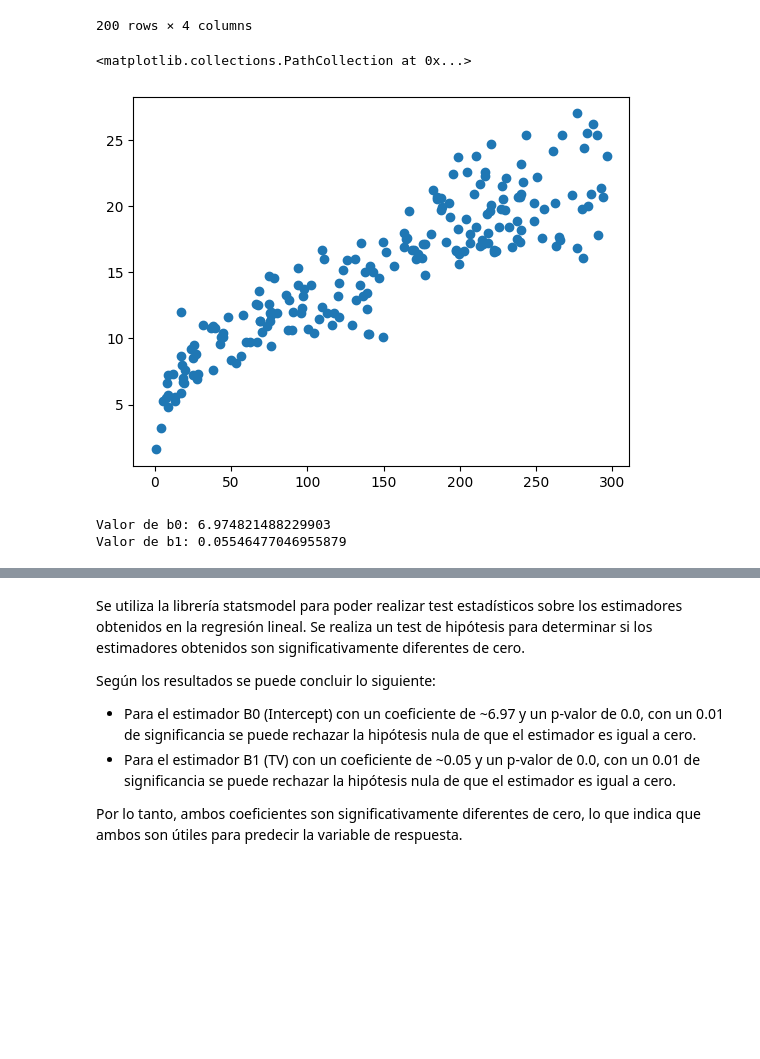
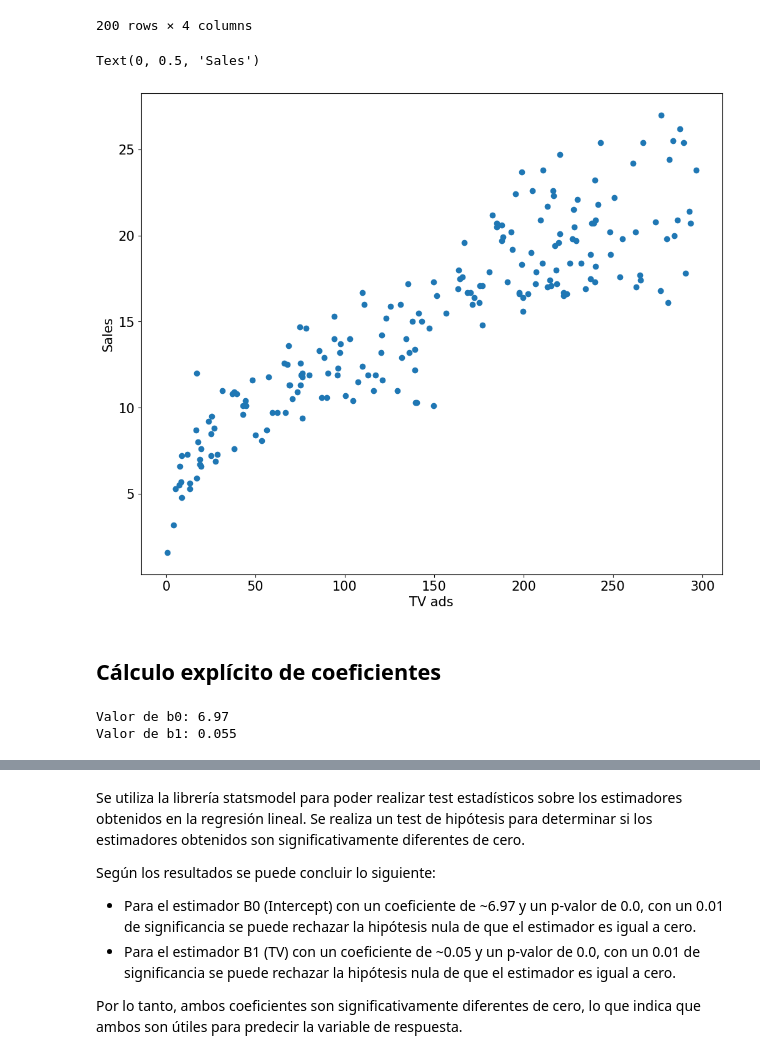
Before and after one commit to gabalvarezmc/AnalisisDatos_T2, a Jupyter notebook: 02-CalculoRegresion.ipynb, the cells around one changed output, grey strips where cells are left out. Saved outputs shown, nothing was run; the diff lists cells and outputs as text; code cells hidden in the pictures; blank space fills up the shorter version.

```diff
--- a/02-CalculoRegresion.ipynb
+++ b/02-CalculoRegresion.ipynb
@@ -23,11 +30,16 @@ data
 | 198 | 283.6 | 42.0 | 66.2 | 25.5 |
 | 199 | 232.1 | 8.6 | 8.7 | 18.4 |
 200 rows × 4 columns
-# %%
-plt.scatter(data["TV"], data["Sales"])
-# %% [output]
-<matplotlib.collections.PathCollection at 0x...>
-[figure, removed]
+# %%
+fig, ax = plt.subplots(1, 1, figsize = (12, 10))
+ax.scatter(data["TV"], data["Sales"])
+ax.set_xlabel("TV ads")
+ax.set_ylabel("Sales")
+# %% [output]
+Text(0, 0.5, 'Sales')
+[figure, added]
+# %% [markdown]
+## Cálculo explícito de coeficientes
 # %%
 def covariance(x: pd.Series, y: pd.Series):
     """
@@ -71,11 +83,11 @@ independent_var_name = "TV"
 
 b0, b1 = compute_coefs(data, independent_var_name, dependent_var_name)
 
-print("Valor de b0:", b0)
-print("Valor de b1:", b1)
+print(f"Valor de b0: {b0:.2f}")
+print(f"Valor de b1: {b1:.3f}")
 # %% [output]
-Valor de b0: 6.974821488229903
-Valor de b1: 0.05546477046955879
+Valor de b0: 6.97
+Valor de b1: 0.055
 # %%
 fig, ax = plt.subplots(1, 1, figsize = (12, 10))
 ax.scatter(data["TV"], data["Sales"], c = 'blue', label = "Puntos reales")
```
Also changed, not shown: parts of 10 cells of this notebook, 2 other files.
